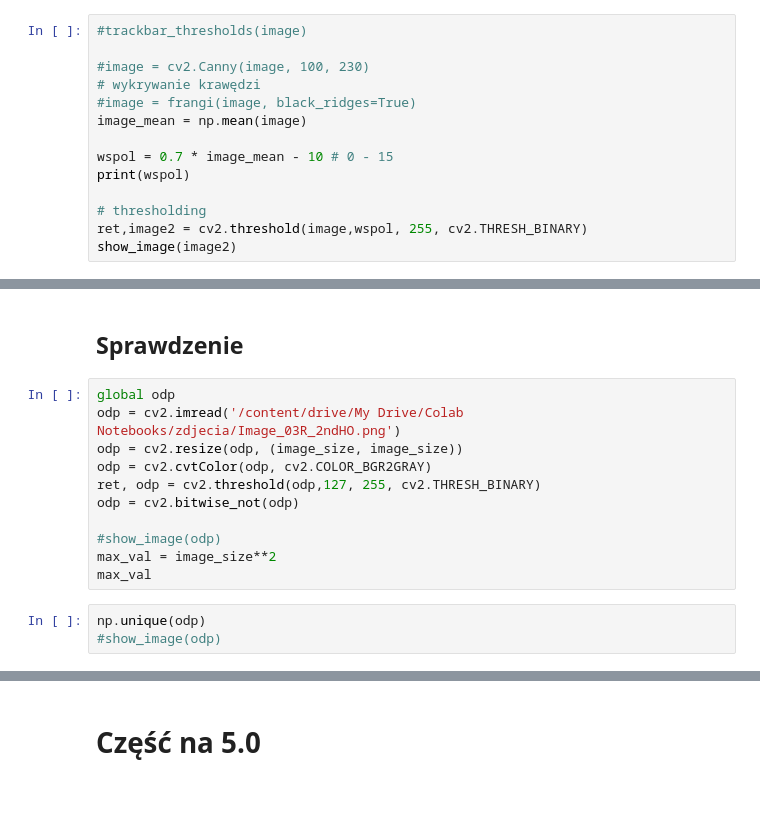
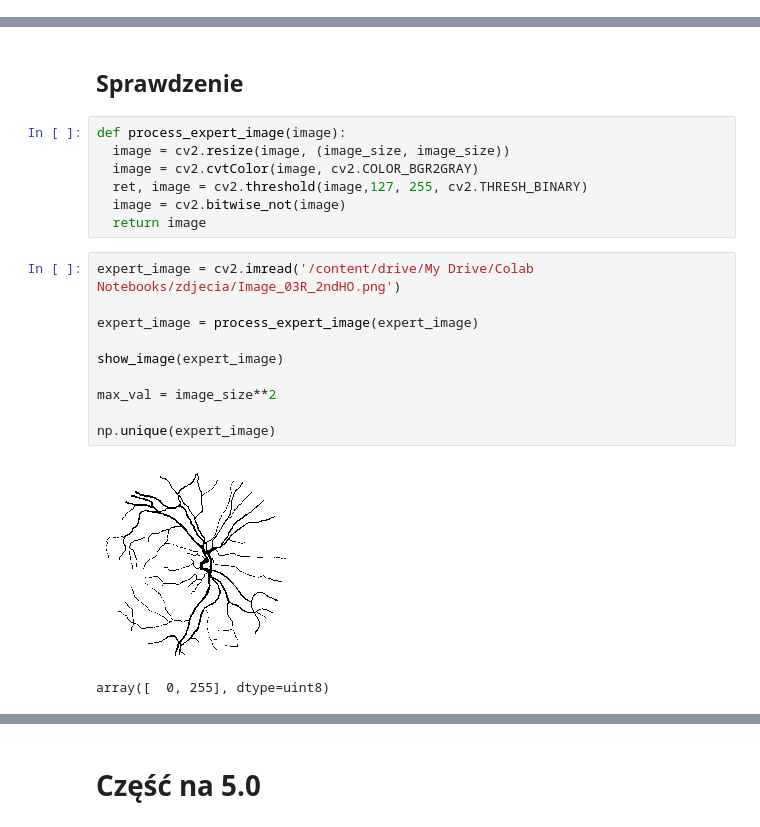
Before and after one commit to EwaKomkowska/Informatyka_w_medycynie, a Jupyter notebook: SitkowkaOka/SiatkowkaOkaBeata.ipynb, the cells around one changed output, grey strips where cells are left out. Drawn from its saved outputs; the diff is of its cells as text; blank space fills up the shorter version.

```diff
--- a/SitkowkaOka/SiatkowkaOkaBeata.ipynb
+++ b/SitkowkaOka/SiatkowkaOkaBeata.ipynb
@@ -263,14 +188,0 @@ def threshold(img, threshpoint):
-# %%
-#trackbar_thresholds(image)
-
-#image = cv2.Canny(image, 100, 230)
-# wykrywanie krawędzi
-#image = frangi(image, black_ridges=True)
-image_mean = np.mean(image)
-
-wspol = 0.7 * image_mean - 10 # 0 - 15
-print(wspol)
-
-# thresholding
-ret,image2 = cv2.threshold(image,wspol, 255, cv2.THRESH_BINARY)
-show_image(image2)
@@ -277,19 +195,25 @@ show_image(image2)
 # %% [markdown]
 ## Sprawdzenie
 # %%
-global odp
-odp = cv2.imread('/content/drive/My Drive/Colab Notebooks/zdjecia/Image_03R_2ndHO.png')
-odp = cv2.resize(odp, (image_size, image_size))
-odp = cv2.cvtColor(odp, cv2.COLOR_BGR2GRAY)
-ret, odp = cv2.threshold(odp,127, 255, cv2.THRESH_BINARY)
-odp = cv2.bitwise_not(odp)
-
-#show_image(odp)
-max_val = image_size**2
-max_val
+def process_expert_image(image):
+  image = cv2.resize(image, (image_size, image_size))
+  image = cv2.cvtColor(image, cv2.COLOR_BGR2GRAY)
+  ret, image = cv2.threshold(image,127, 255, cv2.THRESH_BINARY)
+  image = cv2.bitwise_not(image)
+  return image
-# %%
-np.unique(odp)
-#show_image(odp)
+# %%
+expert_image = cv2.imread('/content/drive/My Drive/Colab Notebooks/zdjecia/Image_03R_2ndHO.png')
+
+expert_image = process_expert_image(expert_image)
+
+show_image(expert_image)
+
+max_val = image_size**2
+
+np.unique(expert_image)
+# %% [output]
+[figure, added]
+array([  0, 255], dtype=uint8)
 # %%
 # white == 255 == not vessel
 # black == 0 == vessel
```
Also changed, not shown: parts of 34 cells of this notebook.
